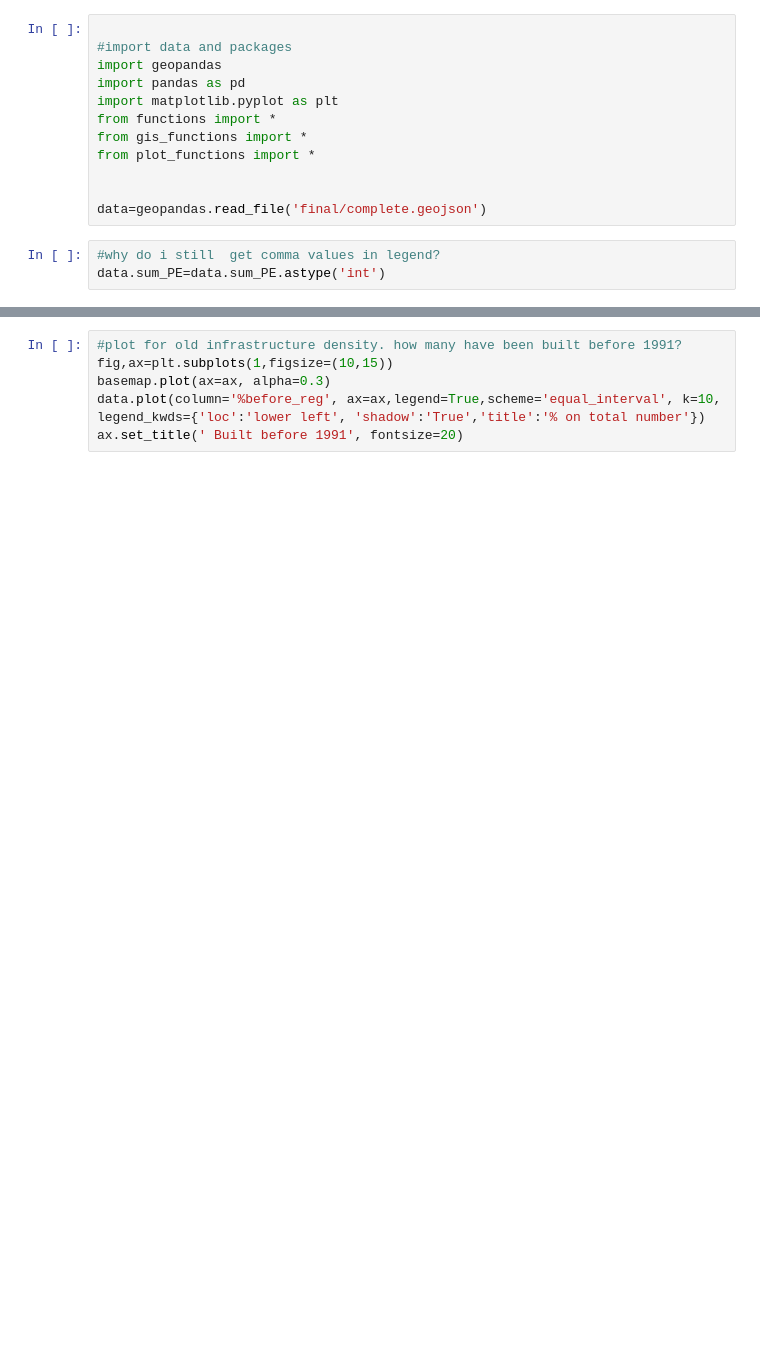
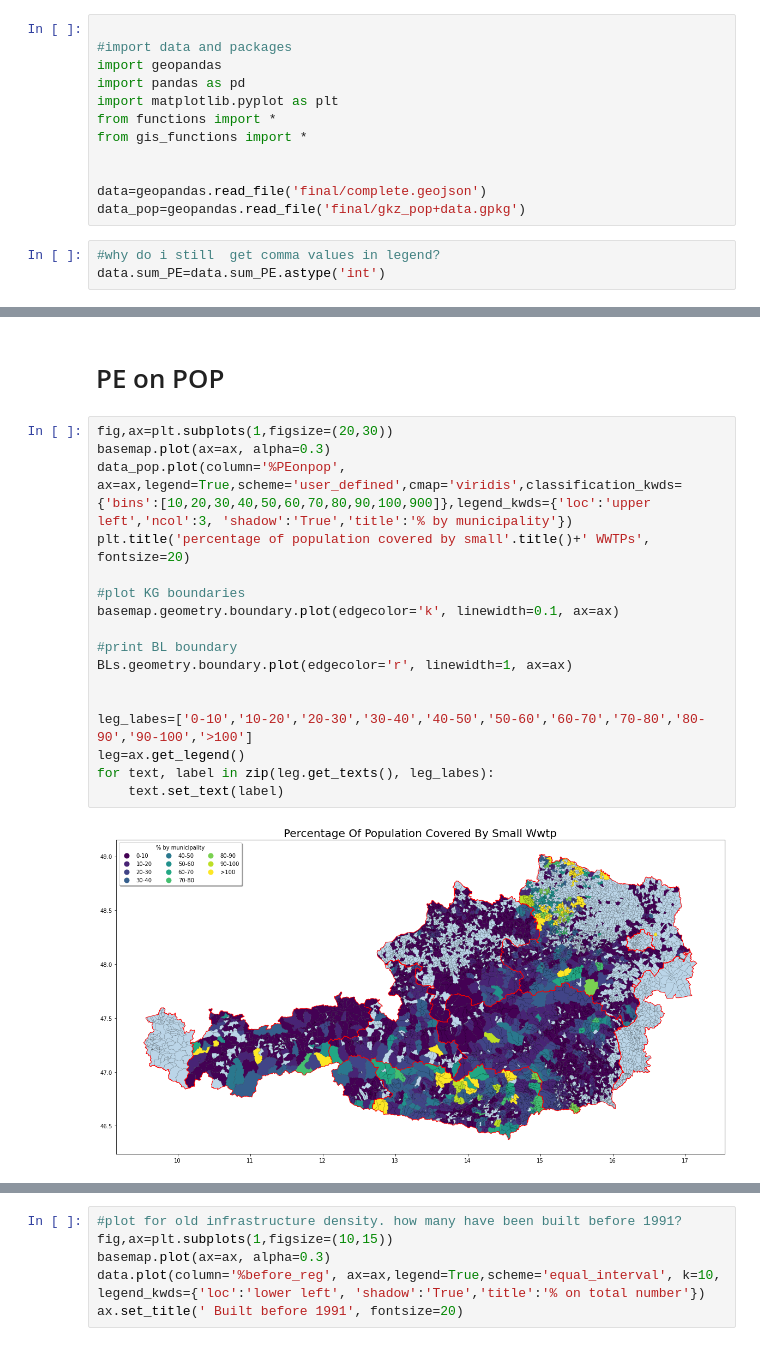
Before and after one commit to anakarpow/Locating-small-wastewater-systems-in-Austria, a Jupyter notebook: unify_plot.ipynb, the cells around one changed output, grey strips where cells are left out. Saved outputs shown, nothing was run; the diff lists cells and outputs as text; blank space fills up the shorter version.

```diff
--- a/unify_plot.ipynb
+++ b/unify_plot.ipynb
@@ -8,10 +8,10 @@ import pandas as pd
 import matplotlib.pyplot as plt
 from functions import *
 from gis_functions import *
-from plot_functions import *
 
 
 data=geopandas.read_file('final/complete.geojson')
+data_pop=geopandas.read_file('final/gkz_pop+data.gpkg')
 # %%
 #why do i still  get comma values in legend?
 data.sum_PE=data.sum_PE.astype('int')
@@ -86,0 +96,21 @@ Text(0.5, 1.0, ' % of non nitrifying plants')
+# %% [markdown]
+# PE on POP
+# %%
+fig,ax=plt.subplots(1,figsize=(20,30))
+basemap.plot(ax=ax, alpha=0.3)
+data_pop.plot(column='%PEonpop', ax=ax,legend=True,scheme='user_defined',cmap='viridis',classification_kwds={'bins':[10,20,30,40,50,60,70,80,90,100,900]},legend_kwds={'loc':'upper left','ncol':3, 'shadow':'True','title':'% by municipality'})
+plt.title('percentage of population covered by small'.title()+' WWTPs', fontsize=20)
+
+#plot KG boundaries
+basemap.geometry.boundary.plot(edgecolor='k', linewidth=0.1, ax=ax)
+
+#print BL boundary
+BLs.geometry.boundary.plot(edgecolor='r', linewidth=1, ax=ax)
+
+
+leg_labes=['0-10','10-20','20-30','30-40','40-50','50-60','60-70','70-80','80-90','90-100','>100']
+leg=ax.get_legend()
+for text, label in zip(leg.get_texts(), leg_labes):
+    text.set_text(label)
+# %% [output]
+[figure, added]
```
Also changed, not shown: parts of 16 cells of this notebook, 3 other files.
